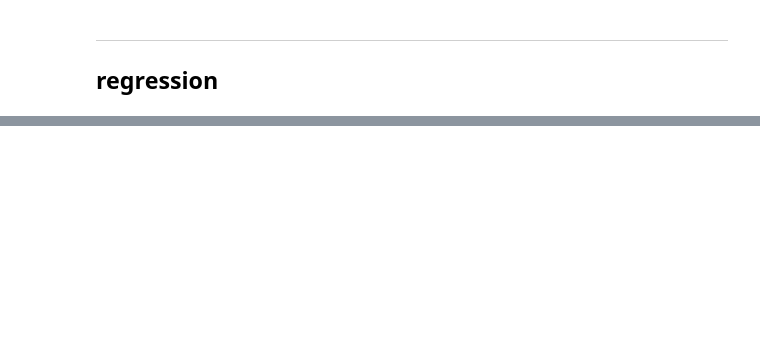
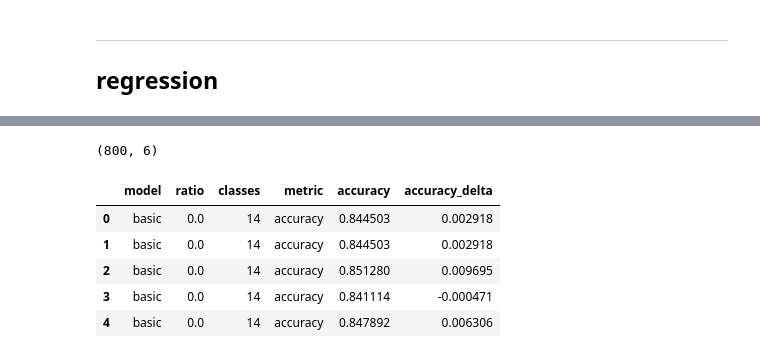
Before and after one commit to at-gmbh/corrupted-labels-effect, a Jupyter notebook: notebooks/result_regression.ipynb, the cells around one changed output, grey strips where cells are left out. Drawn from its saved outputs; the diff is of its cells as text; code cells hidden in the pictures; blank space fills up the shorter version.

```diff
--- a/notebooks/result_regression.ipynb
+++ b/notebooks/result_regression.ipynb
@@ -139,29 +197,37 @@ regr_props['properties']['zscore_threshold'] = zscore_threshold
 # %%
 # preprocess dataframe
 df_regression = df.query(f'metric == "{regressor}"')
 df_regression = df_regression.drop(['run'], axis=1)
 df_regression = df_regression.rename(columns={'value': regressor})
 
 # calc delta to baseline of average 0 ratio + model + class setup
 df_tmp = df.groupby(['model', 'classes', 'ratio', 'metric']).mean().reset_index()
 df_regression[f'{regressor}_delta'] = df_regression.apply(lambda row:
     row[regressor] - df_tmp.query(f'model=="{row.model}" & classes=="{row.classes}" & ratio==0.0 & metric=="{row.metric}"').iloc[0]['value'], axis=1
 )
 
 # filter data for set parameter
 if cnn:
     df_regression = df_regression.query(f'model == "{cnn}"')
 if classes:
     df_regression = df_regression.query(f'classes == "{classes}"')
 if use_aggr:
     df_regression = df_regression \
         .groupby([k for k, v in group_by.items() if v]) \
         .mean().reset_index()
 
 df_regression.reset_index(inplace=True, drop=True)
 
 print(df_regression.shape)
-df_regression.head(40)
+df_regression.head()
+# %% [output]
+(800, 6)
+|  | model | ratio | classes | metric | accuracy | accuracy_delta |
+| 0 | basic | 0.0 | 14 | accuracy | 0.844503 | 0.002918 |
+| 1 | basic | 0.0 | 14 | accuracy | 0.844503 | 0.002918 |
+| 2 | basic | 0.0 | 14 | accuracy | 0.851280 | 0.009695 |
+| 3 | basic | 0.0 | 14 | accuracy | 0.841114 | -0.000471 |
+| 4 | basic | 0.0 | 14 | accuracy | 0.847892 | 0.006306 |
 # %%
 # sns.pairplot(df_regression[[regressor, f'{regressor}_delta', 'ratio']], diag_kind='kde')
 # %%
```
Also changed, not shown: parts of 13 cells of this notebook.
